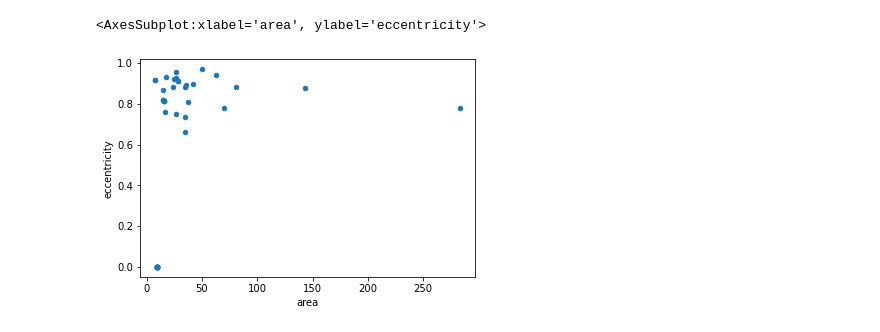
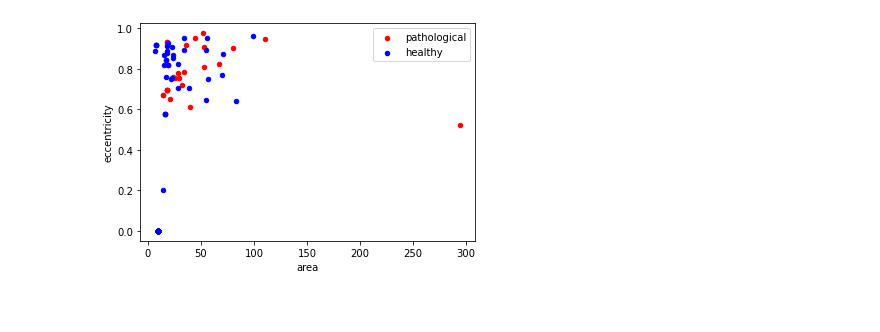
Before and after one commit to Kayzi0/ExplainBlobs, a Jupyter notebook: regression.ipynb, the cells around one changed output. Saved outputs shown, nothing was run; the diff lists cells and outputs as text; code cells hidden in the pictures.

Commit message:
improved visualisation

```diff
--- a/regression.ipynb
+++ b/regression.ipynb
@@ -52,7 +49,7 @@ img2 = measure.regionprops_table(img2, properties=('area', 'eccentricity', 'exte
 # %%
 regionprops = pd.DataFrame(img)
 regionprops2 = pd.DataFrame(img2)
-regionprops.plot.scatter('area', 'eccentricity')
+ax1 = regionprops.plot(kind='scatter', x = 'area', y = 'eccentricity', color = 'r', label = 'pathological')
+ax2 = regionprops2.plot(kind='scatter', x = 'area', y = 'eccentricity', color = 'b', label = 'healthy', ax = ax1)
 # %% [output]
-<AxesSubplot:xlabel='area', ylabel='eccentricity'>
-[figure, old version]
+[figure, new version]
```
Also changed, not shown: parts of 2 cells of this notebook.
